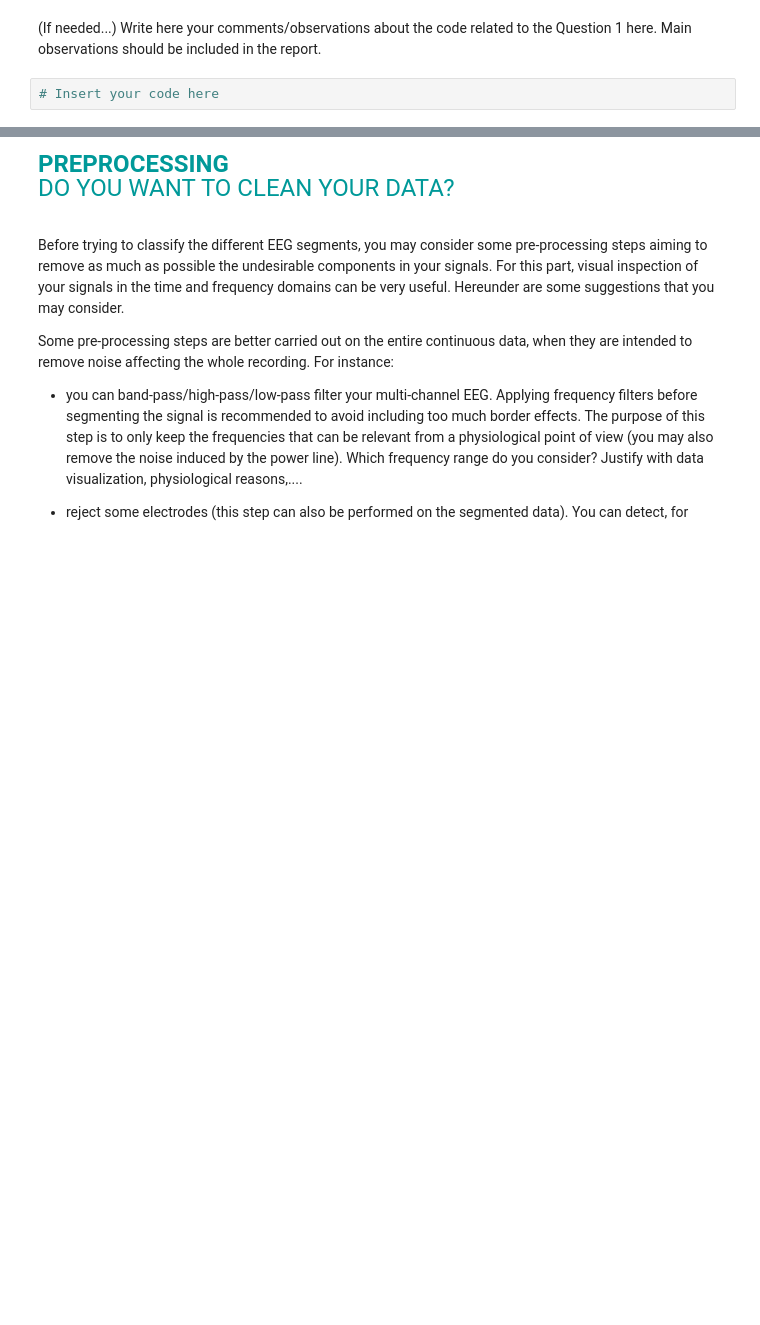
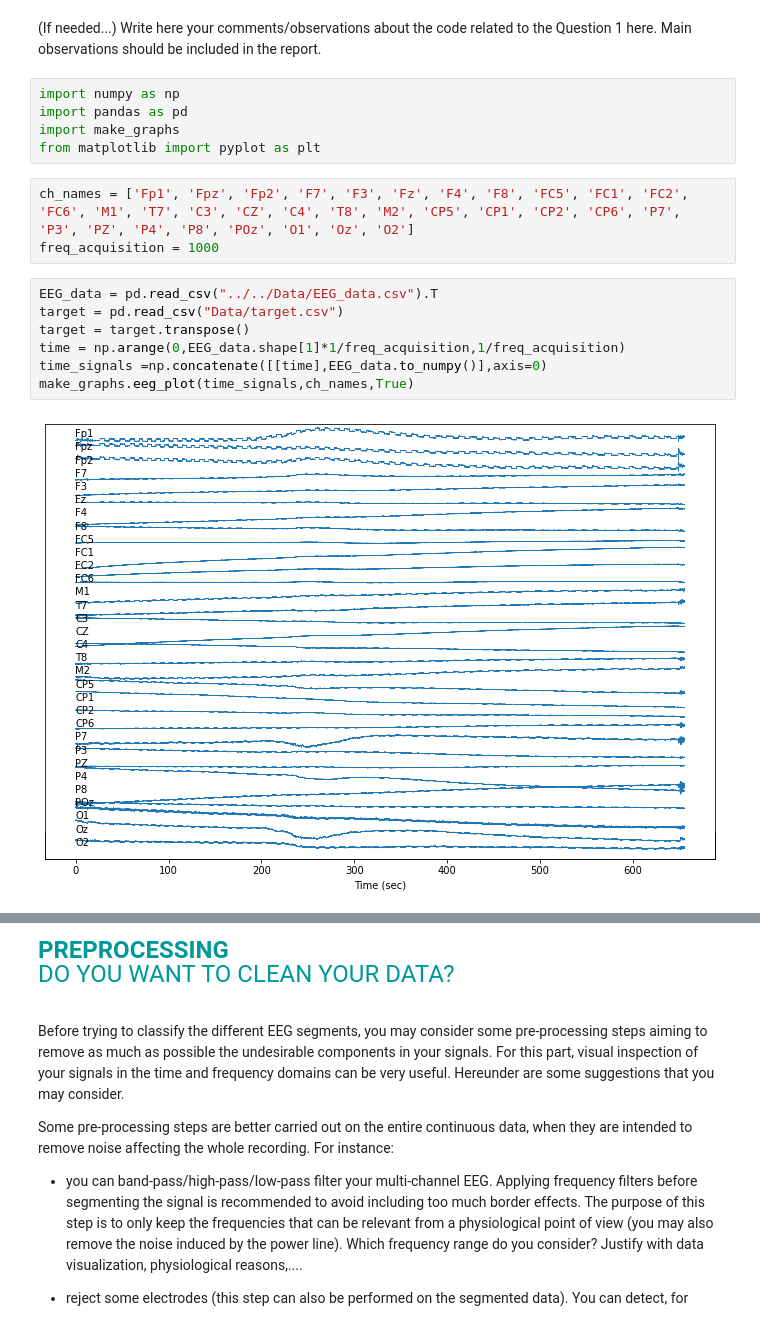
Before and after one commit to gdeside/LGBIO2020, a Jupyter notebook: Projects/project.ipynb, the cells around one changed output, grey strips where cells are left out. Cells and saved outputs as stored; diff of their text form; blank space fills up the shorter version.

```diff
--- a/Projects/project.ipynb
+++ b/Projects/project.ipynb
@@ -94,5 +98,20 @@ Especially in the early stage of the project, you will produce a lot of graphs t
 </div>
 # %% [markdown]
 (If needed...) Write here your comments/observations about the code related to the Question 1 here. Main observations should be included in the report.
-# %%
-# Insert your code here
+# %%
+import numpy as np
+import pandas as pd
+import make_graphs
+from matplotlib import pyplot as plt
+# %%
+ch_names = ['Fp1', 'Fpz', 'Fp2', 'F7', 'F3', 'Fz', 'F4', 'F8', 'FC5', 'FC1', 'FC2', 'FC6', 'M1', 'T7', 'C3', 'CZ', 'C4', 'T8', 'M2', 'CP5', 'CP1', 'CP2', 'CP6', 'P7', 'P3', 'PZ', 'P4', 'P8', 'POz', 'O1', 'Oz', 'O2']
+freq_acquisition = 1000
+# %%
+EEG_data = pd.read_csv("../../Data/EEG_data.csv").T
+target = pd.read_csv("Data/target.csv")
+target = target.transpose()
+time = np.arange(0,EEG_data.shape[1]*1/freq_acquisition,1/freq_acquisition)
+time_signals =np.concatenate([[time],EEG_data.to_numpy()],axis=0)
+make_graphs.eeg_plot(time_signals,ch_names,True)
+# %% [output]
+[figure, added]
```
Also changed, not shown: parts of 4 cells of this notebook, 2 other files.
